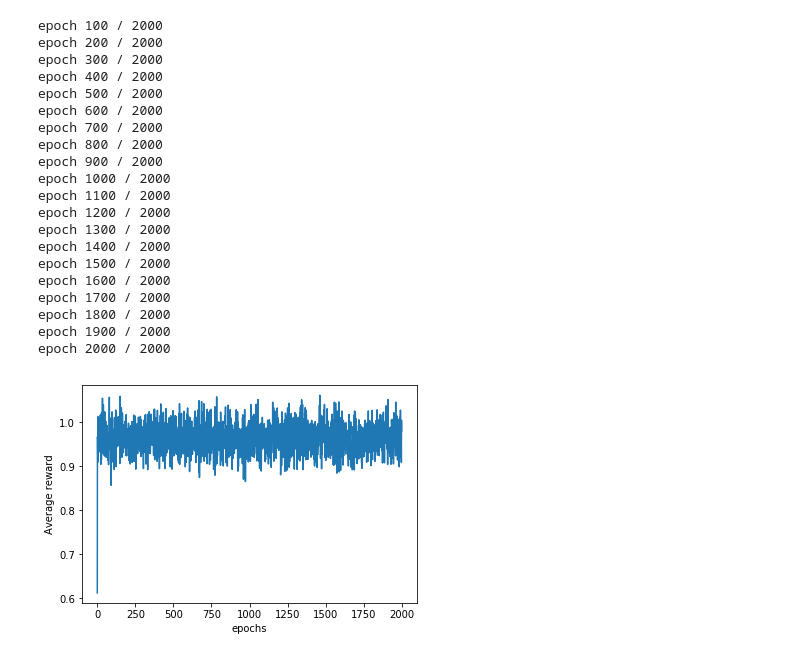
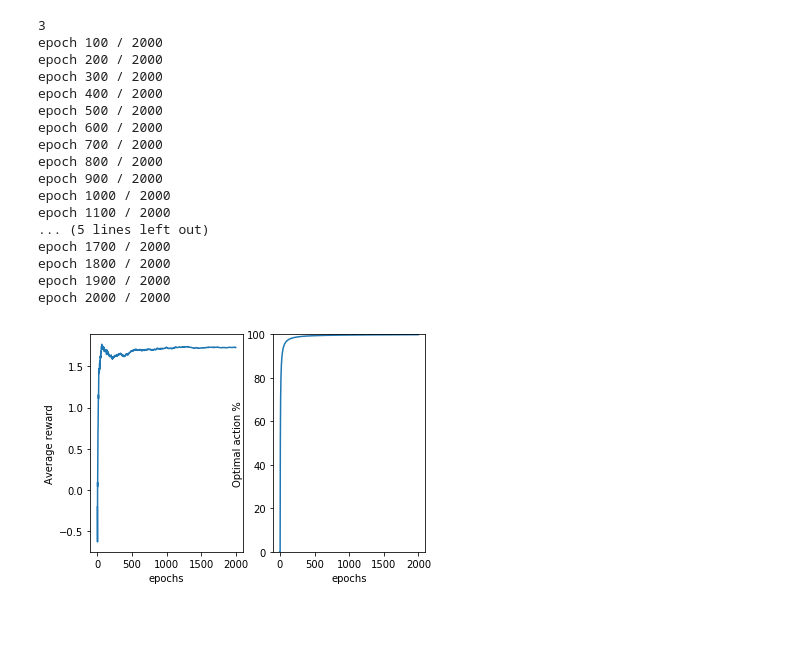
Before and after one commit to 7vik/reinforcement_learning_extras, a Jupyter notebook: bandits.ipynb, the cells around one changed output. Drawn from its saved outputs; the diff is of its cells as text; code cells hidden in the pictures; blank space fills up the shorter version.

Commit message:
Modify code to fix minor bugs, add graph for % optimal action

```diff
--- a/bandits.ipynb
+++ b/bandits.ipynb
@@ -25,56 +25,67 @@ plt.show()
 def reward(bandit):
   return np.random.normal(means[bandit],1)
 # %%
-def plot_bandits(epochs, avg_reward, val_function):
+def plot_bandits(epochs, val_function, avg_reward, optimal_acts):
+    plt.subplot(121)
     plt.plot(np.arange(epochs),avg_reward)
     plt.xlabel('epochs')
     plt.ylabel('Average reward')
+    plt.subplot(122)
+    plt.plot(np.arange(epochs),optimal_acts)
+    plt.xlabel('epochs')
+    plt.ylabel('Optimal action %')
+    plt.gca().set_ylim((0,100))
     plt.show()
 # %%
 # define the algorithm
-def run_bandits(epochs=2000, itr=1000, init_val=0, epsilon=0.01, every_n=100, plot=True):
+def run_bandits(epochs=2000, init_val=0, epsilon=0.01, every_n=100, c=0, plot=True):
     # define the value function
     val_function  = init_val * np.ones(num_bandits)
+    N = np.zeros(num_bandits)
     avg_reward = []
+    rew_avg = 0
+    optimal_act = 0
+    optimal_acts = []
+    true_act = np.argmax(means)
+    print(true_act)
     for epoch in range(1,epochs+1):
-        rew_avg = 0
-        for n in range(1,itr+1):
-            if np.random.rand() < epsilon:
-                action = np.random.randint(num_bandits)
-            else:
-                # argmax returns the first instance instead of breaking ties arbitrarily
-                #action = np.argmax(value_function)
-                action = np.random.choice(np.flatnonzero(val_function == val_function.max()))
-            val_function[action] = val_function[action] + (1/epoch)*(reward(action)-val_function[action])
-            rew_avg = (rew_avg*(n-1) + reward(action))/n
+        if np.random.rand() < epsilon:
+            action = np.random.randint(num_bandits)
+        else:
+            # argmax returns the first instance instead of breaking ties arbitrarily
+            #action = np.argmax(val_function + c*np.sqrt(epoch/N))
+            action = np.random.choice(np.flatnonzero((val_function + c*np.sqrt(epoch/(N+0.0001))) == (val_function + c*np.sqrt(epoch/(N+0.0001))).max()))
+        N[action] += 1
+        if action == true_act:
+            optimal_act += 1
+        val_function[action] = val_function[action] + (1/N[action])*(reward(action)-val_function[action])
+        rew_avg = (rew_avg*(epoch-1) + reward(action))/epoch
         avg_reward.append(rew_avg)
+        optimal_acts.append(100*optimal_act/epoch)
 
         if not epoch%every_n:
             print(f'epoch {epoch} / {epochs}')
 
     if plot:
-        plot_bandits(epochs, avg_reward, val_function)
+        plot_bandits(epochs, val_function, avg_reward, optimal_acts)
 # %%
-run_bandits()
+run_bandits(epsilon=0)
 # %% [output]
+3
 epoch 100 / 2000
 epoch 200 / 2000
 epoch 300 / 2000
 epoch 400 / 2000
 epoch 500 / 2000
 epoch 600 / 2000
 epoch 700 / 2000
 epoch 800 / 2000
 epoch 900 / 2000
 epoch 1000 / 2000
 epoch 1100 / 2000
-epoch 1200 / 2000
-epoch 1300 / 2000
-epoch 1400 / 2000
-epoch 1500 / 2000
-epoch 1600 / 2000
+... (5 lines left out)
 epoch 1700 / 2000
 epoch 1800 / 2000
 epoch 1900 / 2000
 epoch 2000 / 2000
-[figure, old version]
+[figure, new version]
```
Also changed, not shown: parts of 1 cell of this notebook.
